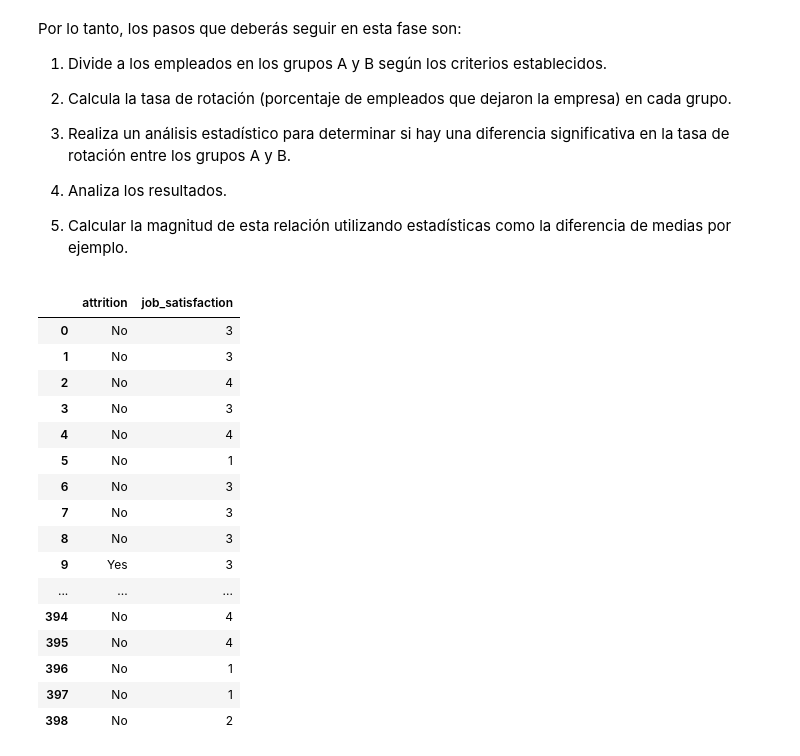
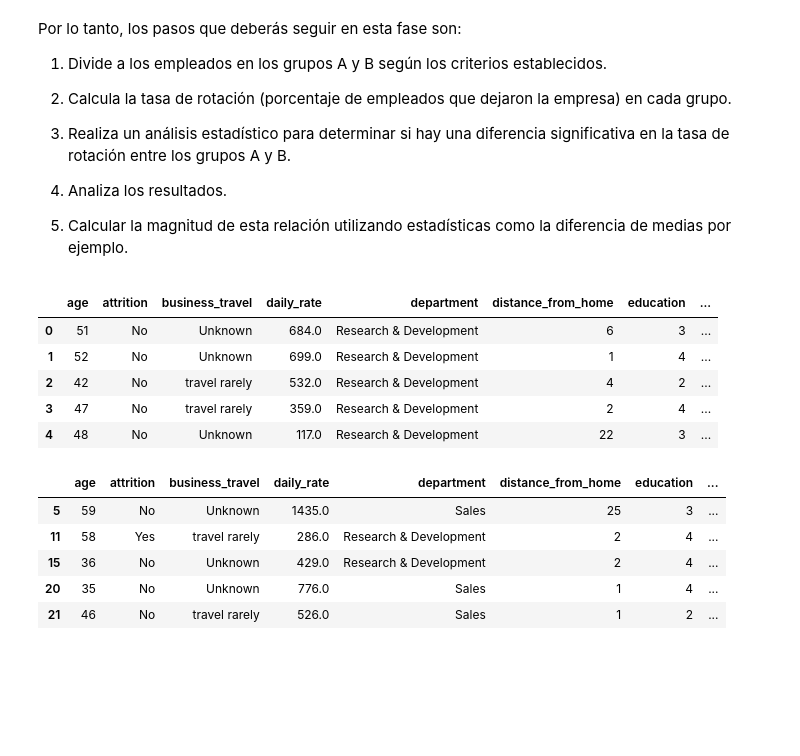
Before and after one commit to Paulamc1695/proyecto_da_promo_J_modulo_3, a Jupyter notebook: Fase_4_AB_testing.ipynb, the cells around one changed output. Drawn from its saved outputs; the diff is of its cells as text; code cells hidden in the pictures; blank space fills up the shorter version.

```diff
--- a/Fase_4_AB_testing.ipynb
+++ b/Fase_4_AB_testing.ipynb
@@ -81,28 +76,25 @@ Por lo tanto, los pasos que deberás seguir en esta fase son:
 5. Calcular la magnitud de esta relación utilizando estadísticas como la diferencia de medias por ejemplo.
 # %%
 # Grupo A (Control): Empleados con un nivel de satisfacción en el trabajo igual o superior a 3 en una escala de 1 a 5.
-grupo_a=
-
-# Grupo B (Variante): Empleados con un nivel de satisfacción en el trabajo inferior a 3 en la misma escala.
-grupo_b=
+filtro_grupo_a= df_HR["job_satisfaction"]>= 3
+grupo_a = df_HR[filtro_grupo_a]
+grupo_a.head()
+# %% [output]
+|  | age | attrition | business_travel | daily_rate | department | distance_from_home | education | ... |
+| 0 | 51 | No | Unknown | 684.0 | Research & Development | 6 | 3 | ... |
+| 1 | 52 | No | Unknown | 699.0 | Research & Development | 1 | 4 | ... |
+| 2 | 42 | No | travel rarely | 532.0 | Research & Development | 4 | 2 | ... |
+| 3 | 47 | No | travel rarely | 359.0 | Research & Development | 2 | 4 | ... |
+| 4 | 48 | No | Unknown | 117.0 | Research & Development | 22 | 3 | ... |
-# %%
-df_AB= df_HR[["attrition","job_satisfaction"]]
-df_AB
-# %% [output]
-|  | attrition | job_satisfaction |
-| 0 | No | 3 |
-| 1 | No | 3 |
-| 2 | No | 4 |
-| 3 | No | 3 |
-| 4 | No | 4 |
-| 5 | No | 1 |
-| 6 | No | 3 |
-| 7 | No | 3 |
-| 8 | No | 3 |
-| 9 | Yes | 3 |
-| ... | ... | ... |
-| 394 | No | 4 |
-| 395 | No | 4 |
-| 396 | No | 1 |
-| 397 | No | 1 |
-| 398 | No | 2 |
+# %%
+# Grupo B (Variante): Empleados con un nivel de satisfacción en el trabajo inferior a 3 en la misma escala.
+filtro_grupo_b= df_HR["job_satisfaction"]< 3
+grupo_b = df_HR[filtro_grupo_b]
+grupo_b.head()
+# %% [output]
+|  | age | attrition | business_travel | daily_rate | department | distance_from_home | education | ... |
+| 5 | 59 | No | Unknown | 1435.0 | Sales | 25 | 3 | ... |
+| 11 | 58 | Yes | travel rarely | 286.0 | Research & Development | 2 | 4 | ... |
+| 15 | 36 | No | Unknown | 429.0 | Research & Development | 2 | 4 | ... |
+| 20 | 35 | No | Unknown | 776.0 | Sales | 1 | 4 | ... |
+| 21 | 46 | No | travel rarely | 526.0 | Sales | 1 | 2 | ... |
```
Also changed, not shown: parts of 18 cells of this notebook.
